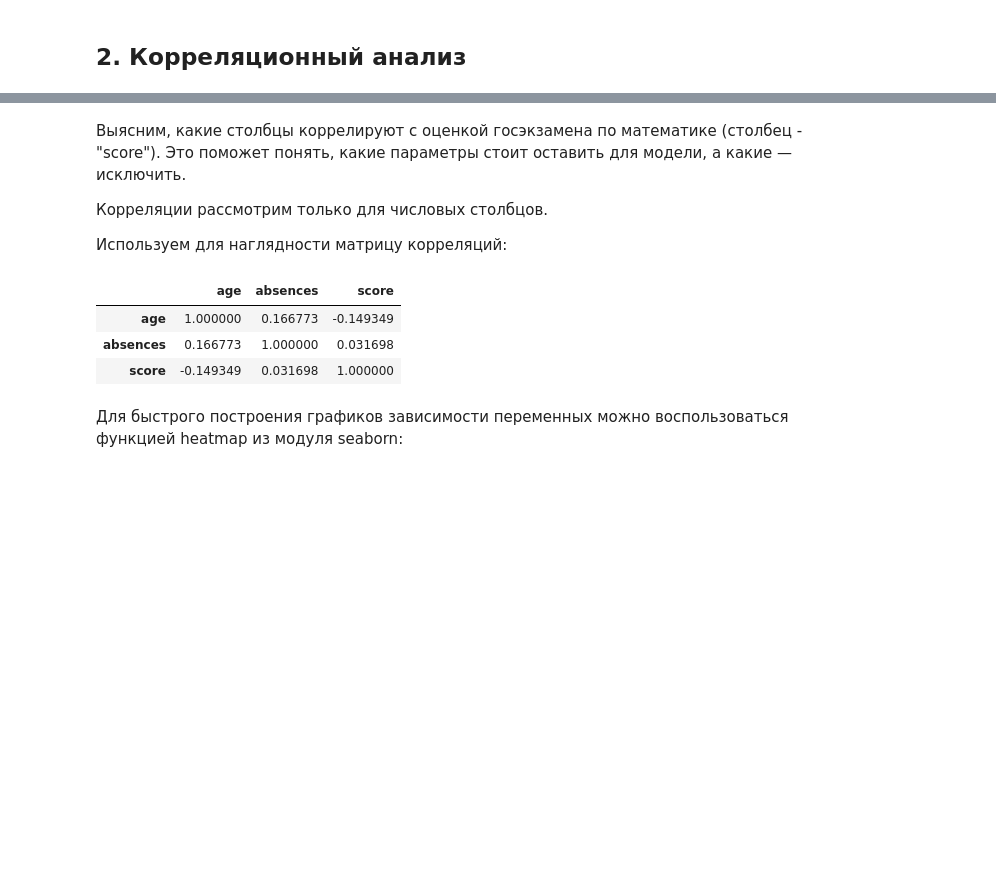
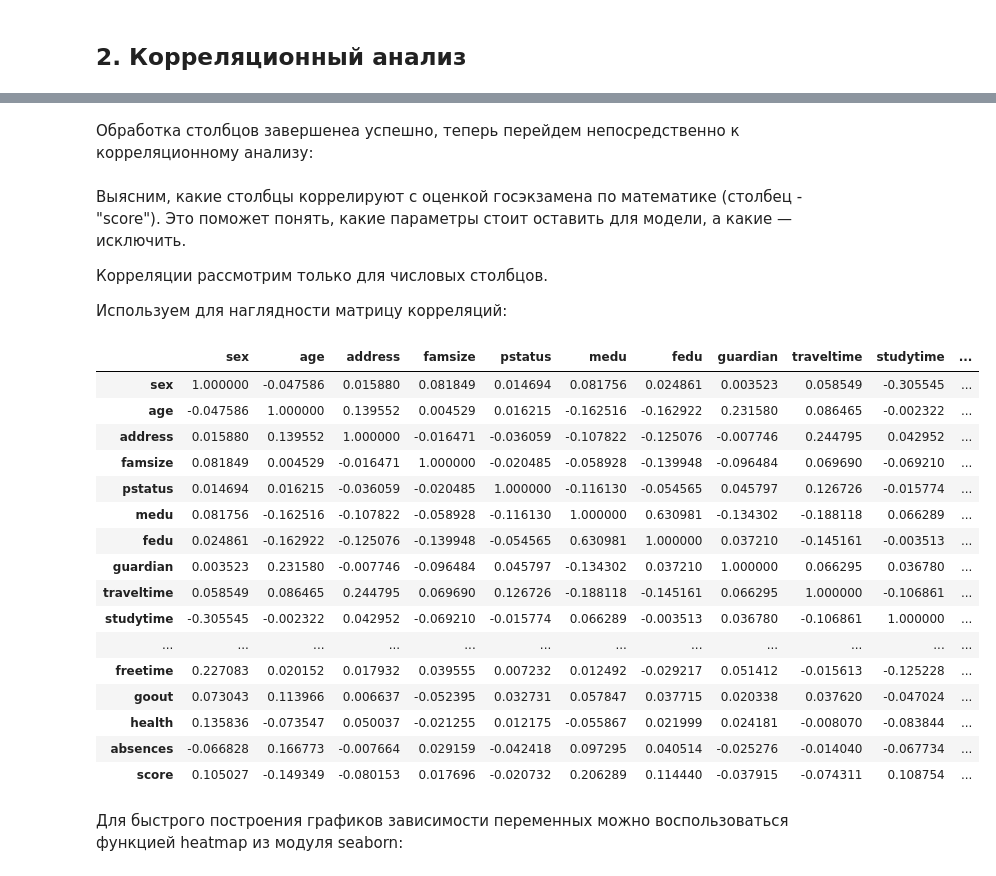
Before and after one commit to axpelman/skillfactory_rds, a Jupyter notebook: module_2/Exploratory data analysis.ipynb, the cells around one changed output, grey strips where cells are left out. Cells and saved outputs as stored; diff of their text form; code cells hidden in the pictures; blank space fills up the shorter version.

```diff
--- a/module_2/Exploratory data analysis.ipynb
+++ b/module_2/Exploratory data analysis.ipynb
@@ -1019,0 +1050,5 @@ Name: score, dtype: float64
+# %%
+math_progress.sex = math_progress.sex.astype(str).apply(lambda x: 1 if x == 'F'
+                                                        else 2)
+math_progress.loc[:, ['sex']].info()
+display(pd.DataFrame(math_progress.sex.value_counts(dropna=False)))
@@ -1019,0 +1074,18 @@ Name: score, dtype: float64
+# %%
+math_progress.address = math_progress.address.astype(str).apply(lambda x: 1 if x == 'U' else 2
+                                                                if x == 'R' else 3)
+math_progress.famsize = math_progress.famsize.astype(str).apply(lambda x: 1 if x == 'GT3' else 2
+                                                                if x == 'LE3' else 3)
+math_progress.pstatus = math_progress.pstatus.astype(str).apply(lambda x: 1 if x == 'A' else 2
+                                                                if x == 'T' else 3)
+math_progress.guardian = math_progress.guardian.astype(str).apply(lambda x: 1 if x == 'mother' else 2
+                                                                  if x == 'father' else 3)
+
+math_progress.loc[:, ['address']].info()
+display(pd.DataFrame(math_progress.address.value_counts(dropna=False)))
+math_progress.loc[:, ['famsize']].info()
+display(pd.DataFrame(math_progress.famsize.value_counts(dropna=False)))
+math_progress.loc[:, ['pstatus']].info()
+display(pd.DataFrame(math_progress.pstatus.value_counts(dropna=False)))
+math_progress.loc[:, ['guardian']].info()
+display(pd.DataFrame(math_progress.guardian.value_counts(dropna=False)))
@@ -1020,3 +1238,5 @@ Name: score, dtype: float64
+# %% [markdown]
+Обработка столбцов завершенеа успешно, теперь перейдем непосредственно к корреляционному анализу:
 # %% [markdown]
 Выясним, какие столбцы коррелируют с оценкой госэкзамена по математике (столбец - "score"). Это поможет понять, какие параметры стоит оставить для модели, а какие — исключить.
 
@@ -1024,10 +1244,26 @@ Name: score, dtype: float64
 
 Используем для наглядности матрицу корреляций:
 # %%
-correlation = math_progress.filter(items=['age', 'absences', 'score']).corr()
+correlation = math_progress.filter(items=['sex', 'age', 'address', 'famsize', 'pstatus', 'medu',
+'fedu', 'guardian', 'traveltime', 'studytime', 'failures', 'schoolsup', 'famsup', 'paid', 'activities',
+'nursery', 'higher', 'internet', 'romantic', 'famrel', 'freetime', 'goout', 'health', 'absences',
+'score']).corr()
 correlation
 # %% [output]
-|  | age | absences | score |
-| age | 1.000000 | 0.166773 | -0.149349 |
-| absences | 0.166773 | 1.000000 | 0.031698 |
-| score | -0.149349 | 0.031698 | 1.000000 |
+|  | sex | age | address | famsize | pstatus | medu | fedu | guardian | traveltime | studytime | ... |
+| sex | 1.000000 | -0.047586 | 0.015880 | 0.081849 | 0.014694 | 0.081756 | 0.024861 | 0.003523 | 0.058549 | -0.305545 | ... |
+| age | -0.047586 | 1.000000 | 0.139552 | 0.004529 | 0.016215 | -0.162516 | -0.162922 | 0.231580 | 0.086465 | -0.002322 | ... |
+| address | 0.015880 | 0.139552 | 1.000000 | -0.016471 | -0.036059 | -0.107822 | -0.125076 | -0.007746 | 0.244795 | 0.042952 | ... |
+| famsize | 0.081849 | 0.004529 | -0.016471 | 1.000000 | -0.020485 | -0.058928 | -0.139948 | -0.096484 | 0.069690 | -0.069210 | ... |
+| pstatus | 0.014694 | 0.016215 | -0.036059 | -0.020485 | 1.000000 | -0.116130 | -0.054565 | 0.045797 | 0.126726 | -0.015774 | ... |
+| medu | 0.081756 | -0.162516 | -0.107822 | -0.058928 | -0.116130 | 1.000000 | 0.630981 | -0.134302 | -0.188118 | 0.066289 | ... |
+| fedu | 0.024861 | -0.162922 | -0.125076 | -0.139948 | -0.054565 | 0.630981 | 1.000000 | 0.037210 | -0.145161 | -0.003513 | ... |
+| guardian | 0.003523 | 0.231580 | -0.007746 | -0.096484 | 0.045797 | -0.134302 | 0.037210 | 1.000000 | 0.066295 | 0.036780 | ... |
+| traveltime | 0.058549 | 0.086465 | 0.244795 | 0.069690 | 0.126726 | -0.188118 | -0.145161 | 0.066295 | 1.000000 | -0.106861 | ... |
+| studytime | -0.305545 | -0.002322 | 0.042952 | -0.069210 | -0.015774 | 0.066289 | -0.003513 | 0.036780 | -0.106861 | 1.000000 | ... |
+| ... | ... | ... | ... | ... | ... | ... | ... | ... | ... | ... | ... |
+| freetime | 0.227083 | 0.020152 | 0.017932 | 0.039555 | 0.007232 | 0.012492 | -0.029217 | 0.051412 | -0.015613 | -0.125228 | ... |
+| goout | 0.073043 | 0.113966 | 0.006637 | -0.052395 | 0.032731 | 0.057847 | 0.037715 | 0.020338 | 0.037620 | -0.047024 | ... |
+| health | 0.135836 | -0.073547 | 0.050037 | -0.021255 | 0.012175 | -0.055867 | 0.021999 | 0.024181 | -0.008070 | -0.083844 | ... |
+| absences | -0.066828 | 0.166773 | -0.007664 | 0.029159 | -0.042418 | 0.097295 | 0.040514 | -0.025276 | -0.014040 | -0.067734 | ... |
+| score | 0.105027 | -0.149349 | -0.080153 | 0.017696 | -0.020732 | 0.206289 | 0.114440 | -0.037915 | -0.074311 | 0.108754 | ... |
```
Also changed, not shown: parts of 30 cells of this notebook, 1 other file.
